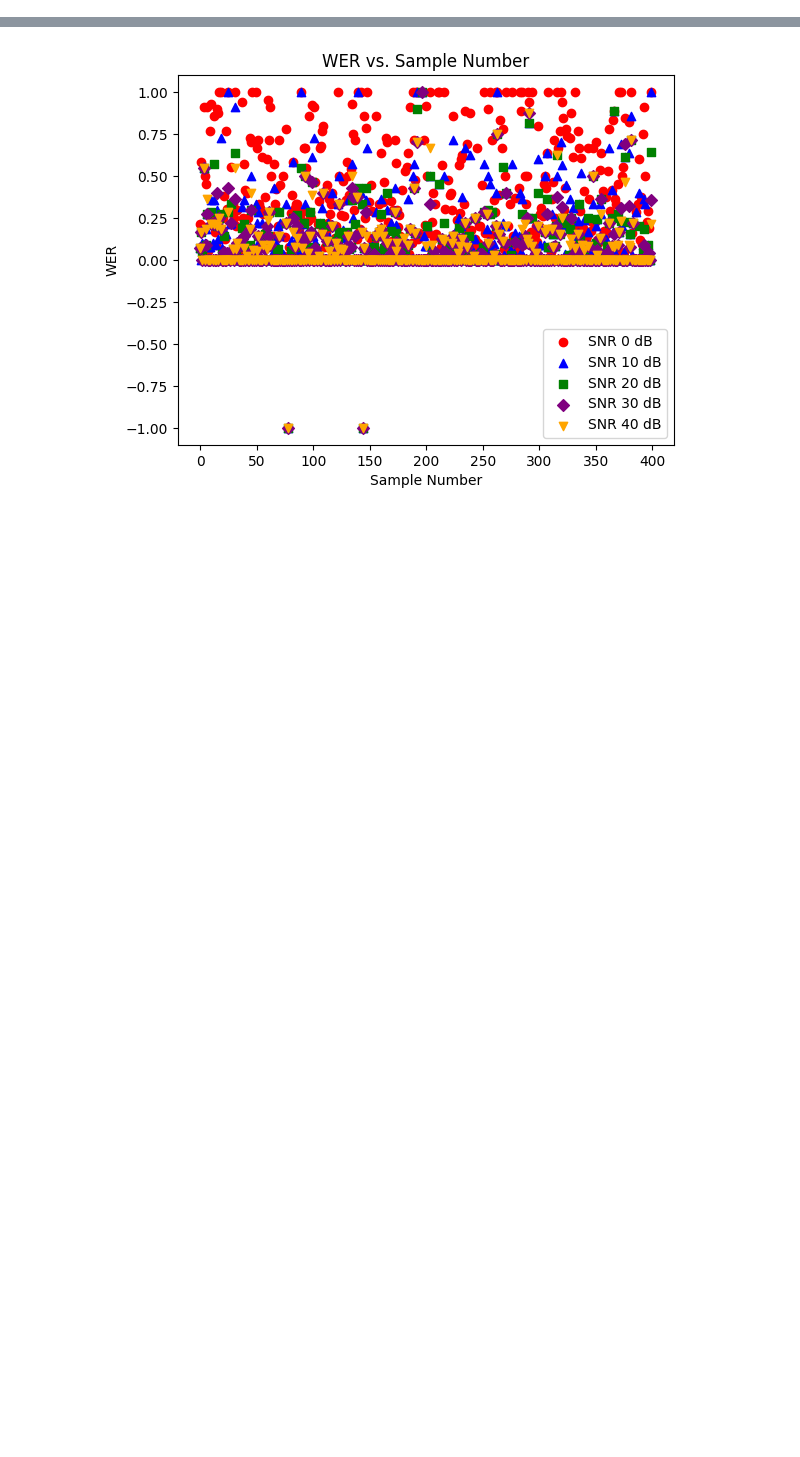
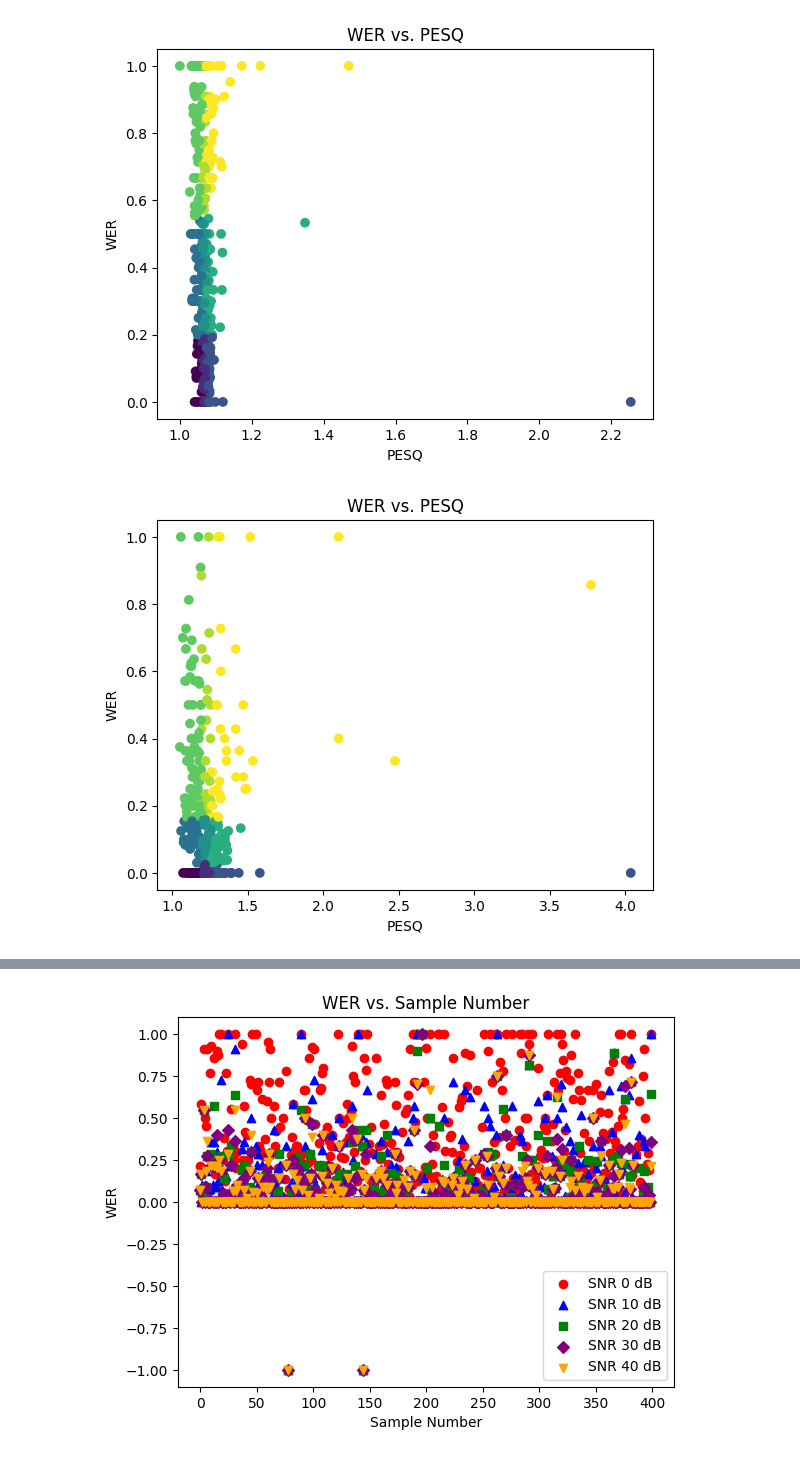
Before and after one commit to LucasTakanori/DA_programV2, a Jupyter notebook: DATABASE/test.ipynb, the cells around one changed output, grey strips where cells are left out. Saved outputs shown, nothing was run; the diff lists cells and outputs as text; code cells hidden in the pictures; blank space fills up the shorter version.

```diff
--- a/DATABASE/test.ipynb
+++ b/DATABASE/test.ipynb
@@ -692,0 +569,64 @@ plot_wer_pesq(output_file_path4)
+# %%
+import numpy as np
+import csv
+import matplotlib.pyplot as plt
+from pathlib import Path
+
+def plot_wer_pesq(output_file_path):
+    # Read the output TSV file and group the data by SNR
+    with open(output_file_path, "r") as file:
+        tsv_file = csv.reader(file, delimiter="\t")
+        header = next(tsv_file)  # Skip header row
+        data = {column: [] for column in header}
+        for line in tsv_file:
+            for column, value in zip(header, line):
+                data[column].append(value)
+
+    # Convert the data to the appropriate types
+    data["WER"] = [float(wer) for wer in data["WER"]]
+    data["PESQ"] = [float(pesq) for pesq in data["PESQ"]]
+    data["SNR"] = [int(snr) for snr in data["SNR"]]
+
+    # Limit WER values to be from -1 to 1
+    data["WER"] = np.clip(data["WER"], 0, 1)
+    data["PESQ"] = np.clip(data["PESQ"], 1, 5)
+
+    # Calculate combined scores and their percentiles
+    combined_scores = np.array(data["WER"]) + np.array(data["PESQ"])
+    combined_percentiles = np.percentile(combined_scores, [33, 66])  # [numpy.org](https://numpy.org/doc/stable/reference/generated/numpy.percentile.html)
+
+    wer_percentiles = np.percentile(data["WER"], [33.33, 66.67])
+    pesq_percentiles = np.percentile(data["PESQ"], [33.33, 66.67])
+
+    wer_colors = np.digitize(data["WER"], wer_percentiles)
+    pesq_colors = np.digitize(data["PESQ"], pesq_percentiles)
+    color_matrix = np.array([wer_colors, pesq_colors]).T
+
+    unique_colors = wer_colors * 3 + pesq_colors
+
+    # Assign colors based on the percentiles of the combined scores
+    colors = np.digitize(combined_scores, combined_percentiles)
+
+    # Create scatter plot
+    plt.scatter(data["PESQ"], data["WER"], c=unique_colors, cmap='viridis', vmin=0, vmax=8)
+    plt.xlabel("PESQ")
+    plt.ylabel("WER")
+    plt.title("WER vs. PESQ")
+    #plt.colorbar(ticks=range(9))
+    plt.show()
+
+
+output_file_path = Path("OUTPUT0DB.tsv")
+output_file_path1 = Path("OUTPUT10DB.tsv")
+output_file_path2 = Path("OUTPUT20DB.tsv")
+output_file_path3 = Path("OUTPUT30DB.tsv")
+output_file_path4 = Path("OUTPUT40DB.tsv")
+
+plot_wer_pesq(output_file_path)
+plot_wer_pesq(output_file_path1)
+plot_wer_pesq(output_file_path2)
+plot_wer_pesq(output_file_path3)
+plot_wer_pesq(output_file_path4)
+# %% [output]
+[figure, added]
+[figure, added]
```
Also changed, not shown: parts of 10 cells of this notebook, 1 other file.
